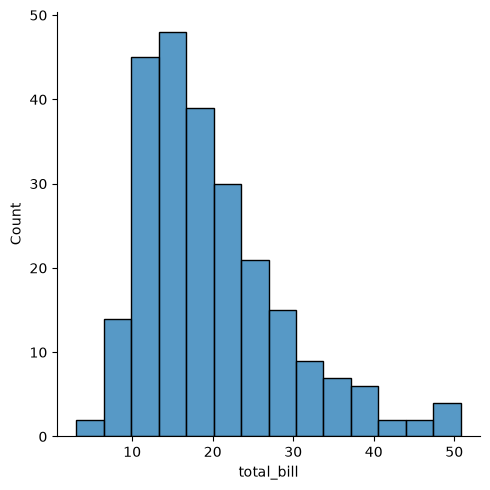
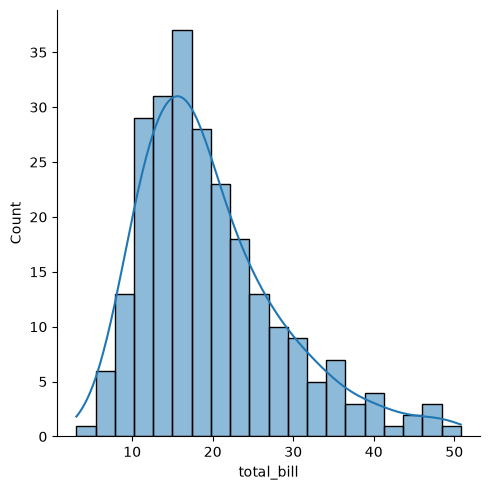
Unified diff of the notebook cell whose output changed from the first chart to the second:
--- before
+++ after
@@ -1 +1 @@
-sns.displot(df['total_bill'])
+sns.displot(df['total_bill'],bins=20,kde=True)